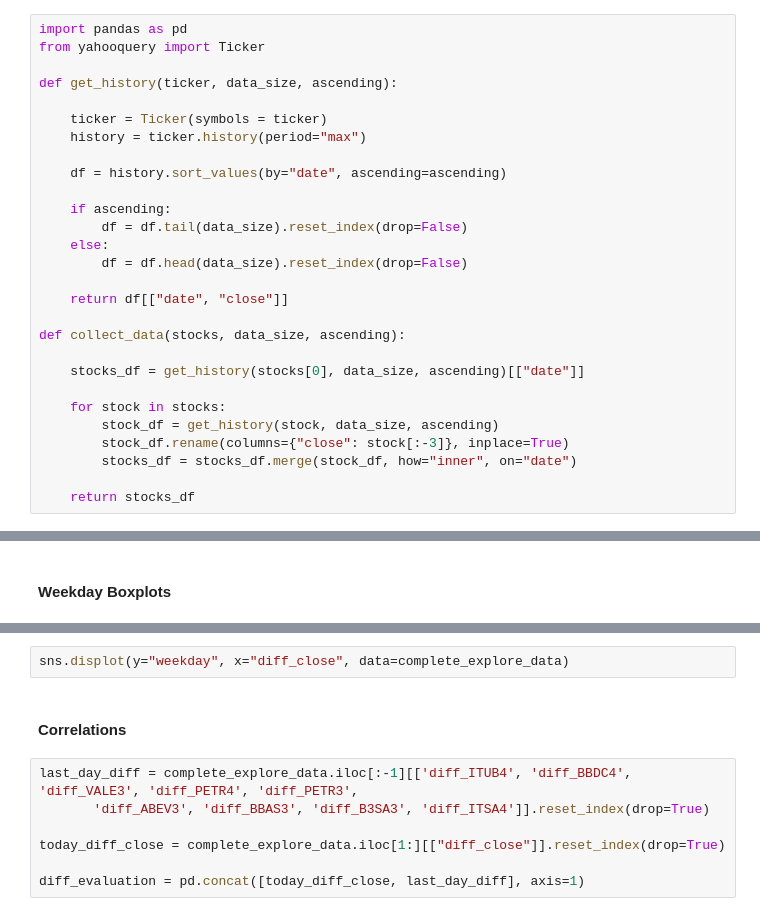
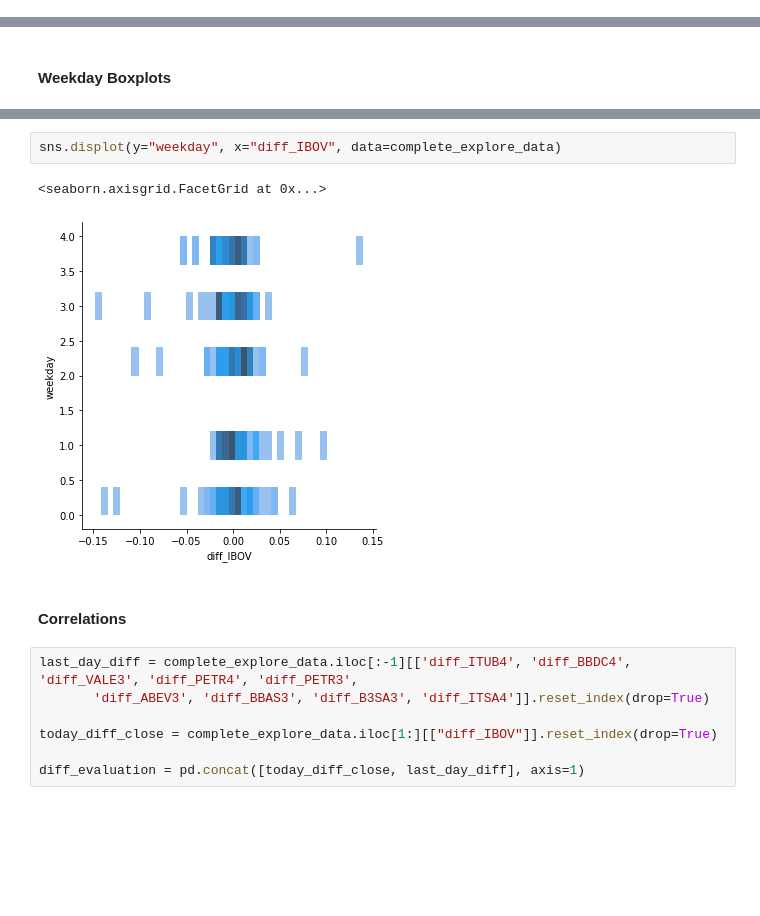
Before and after one commit to adelmofilho/BovespaStockPrediction, a Jupyter notebook: DataExploration.ipynb, the cells around one changed output, grey strips where cells are left out. Drawn from its saved outputs; the diff is of its cells as text; blank space fills up the shorter version.

```diff
--- a/DataExploration.ipynb
+++ b/DataExploration.ipynb
@@ -48,30 +21,2 @@ epochs = config.get("model").get("epochs")
 # %% [markdown]
 ### Data Collection
-# %%
-import pandas as pd
-from yahooquery import Ticker
-
-def get_history(ticker, data_size, ascending):
-
-    ticker = Ticker(symbols = ticker)
-    history = ticker.history(period="max")
-
-    df = history.sort_values(by="date", ascending=ascending)
-
-    if ascending:
-        df = df.tail(data_size).reset_index(drop=False)
-    else:
-        df = df.head(data_size).reset_index(drop=False)
-
-    return df[["date", "close"]]
-
-def collect_data(stocks, data_size, ascending):
-
-    stocks_df = get_history(stocks[0], data_size, ascending)[["date"]]
-
-    for stock in stocks:
-        stock_df = get_history(stock, data_size, ascending)
-        stock_df.rename(columns={"close": stock[:-3]}, inplace=True)
-        stocks_df = stocks_df.merge(stock_df, how="inner", on="date")
-
-    return stocks_df
@@ -129,12 +80,15 @@ plt.axvline(0, 0,1, ls="--", color="gray")
 # %%
-sns.displot(y="weekday", x="diff_close", data=complete_explore_data)
+sns.displot(y="weekday", x="diff_IBOV", data=complete_explore_data)
+# %% [output]
+<seaborn.axisgrid.FacetGrid at 0x...>
+[figure, added]
 # %% [markdown]
 #### Correlations
 # %%
 last_day_diff = complete_explore_data.iloc[:-1][['diff_ITUB4', 'diff_BBDC4', 'diff_VALE3', 'diff_PETR4', 'diff_PETR3',
        'diff_ABEV3', 'diff_BBAS3', 'diff_B3SA3', 'diff_ITSA4']].reset_index(drop=True)
 
-today_diff_close = complete_explore_data.iloc[1:][["diff_close"]].reset_index(drop=True)
+today_diff_close = complete_explore_data.iloc[1:][["diff_IBOV"]].reset_index(drop=True)
 
 diff_evaluation = pd.concat([today_diff_close, last_day_diff], axis=1)
 # %%
```
Also changed, not shown: parts of 50 cells of this notebook, 3 other files.
